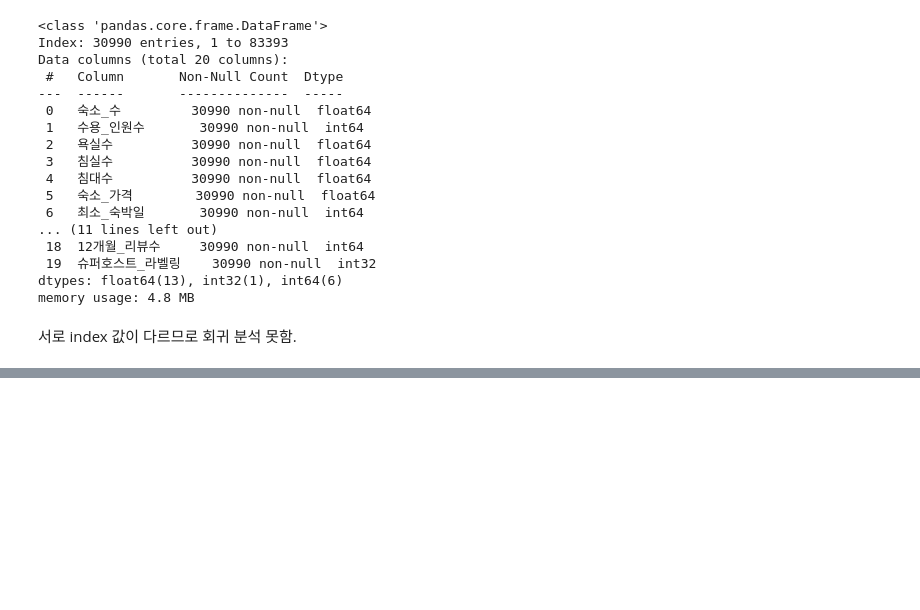
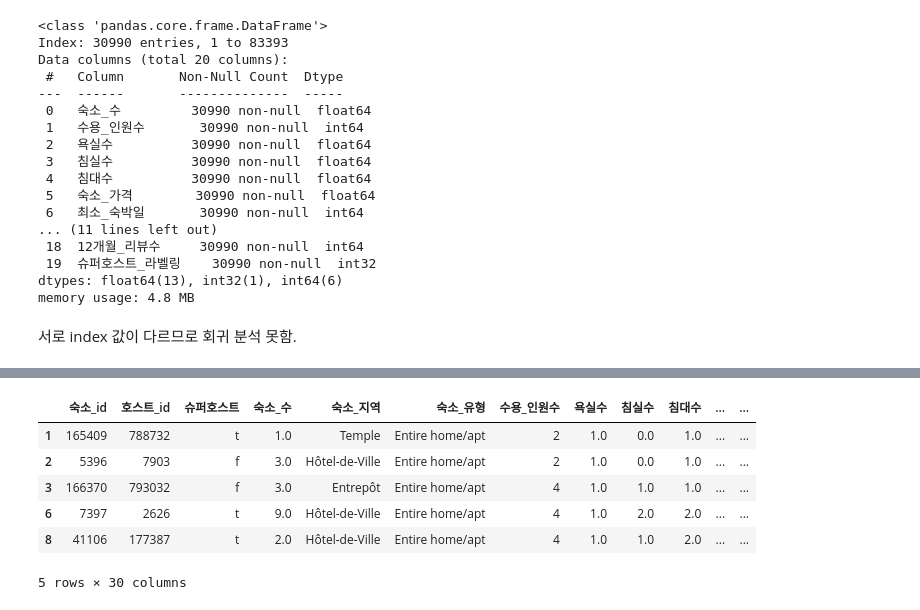
Before and after one commit to minseokpark6/WeeklyProject_Group3, a Jupyter notebook: Code/GunwooKim/파리_전처리_06-1_게스트선호.ipynb, the cells around one changed output, grey strips where cells are left out. Cells and saved outputs as stored; diff of their text form; code cells hidden in the pictures; blank space fills up the shorter version.

```diff
--- a/Code/GunwooKim/파리_전처리_06-1_게스트선호.ipynb
+++ b/Code/GunwooKim/파리_전처리_06-1_게스트선호.ipynb
@@ -479,0 +486,11 @@ memory usage: 4.8 MB
+# %%
+df_temp = df.copy()
+df_temp.head(5)
+# %% [output]
+|  | 숙소_id | 호스트_id | 슈퍼호스트 | 숙소_수 | 숙소_지역 | 숙소_유형 | 수용_인원수 | 욕실수 | 침실수 | 침대수 | ... | ... |
+| 1 | 165409 | 788732 | t | 1.0 | Temple | Entire home/apt | 2 | 1.0 | 0.0 | 1.0 | ... | ... |
+| 2 | 5396 | 7903 | f | 3.0 | Hôtel-de-Ville | Entire home/apt | 2 | 1.0 | 0.0 | 1.0 | ... | ... |
+| 3 | 166370 | 793032 | f | 3.0 | Entrepôt | Entire home/apt | 4 | 1.0 | 1.0 | 1.0 | ... | ... |
+| 6 | 7397 | 2626 | t | 9.0 | Hôtel-de-Ville | Entire home/apt | 4 | 1.0 | 2.0 | 2.0 | ... | ... |
+| 8 | 41106 | 177387 | t | 2.0 | Hôtel-de-Ville | Entire home/apt | 4 | 1.0 | 1.0 | 2.0 | ... | ... |
+5 rows × 30 columns
```
Also changed, not shown: parts of 14 cells of this notebook.
